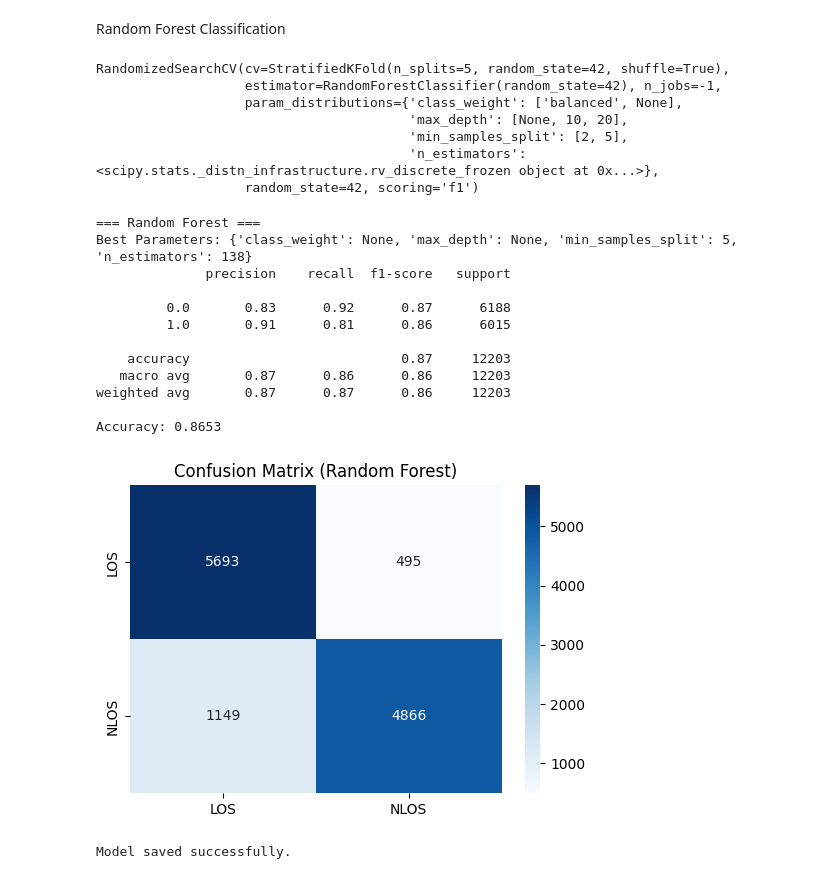
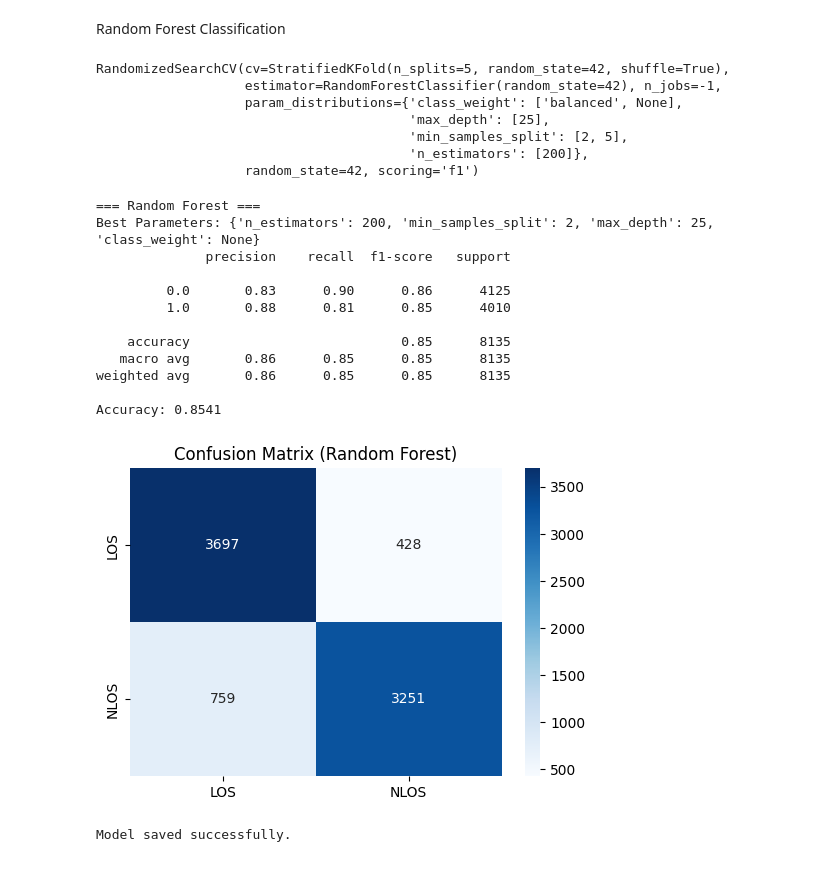
Before and after one commit to larryhokinghonh/LOS-NLOS-DA, a Jupyter notebook: notebooks/modelling.ipynb, the cells around one changed output. Saved outputs shown, nothing was run; the diff lists cells and outputs as text; code cells hidden in the pictures.

```diff
--- a/notebooks/modelling.ipynb
+++ b/notebooks/modelling.ipynb
@@ -17,8 +17,8 @@ from sklearn.metrics import mean_squared_error, r2_score
 from scipy.stats import randint
 from sklearn.model_selection import KFold
 # %%
-X_train_scaled = np.load('../data/processed/X_train_scaled.npy')
-X_test_scaled = np.load('../data/processed/X_test_scaled.npy')
+X_train_top_scaled = np.load('../data/processed/X_train_top_scaled.npy')
+X_test_top_scaled = np.load('../data/processed/X_test_top_scaled.npy')
 y_class_train = np.load('../data/processed/y_class_train.npy')
 y_class_test = np.load('../data/processed/y_class_test.npy')
 y_reg_train = np.load('../data/processed/y_reg_train.npy')
@@ -30,8 +30,8 @@ Random Forest Classification
 # %%
 rf_clf = RandomForestClassifier(random_state=42)
 rf_param_dist = {
-    'n_estimators': [randint(50, 200)],
-    'max_depth': [None, 10, 20],
+    'n_estimators': [200],
+    'max_depth': [25],
     'min_samples_split': [2, 5],
     'class_weight': ['balanced', None]
 }
@@ -47,47 +47,47 @@ rf_random_search = RandomizedSearchCV(
     random_state=42
 )
 
-rf_random_search.fit(X_train_scaled, y_class_train)
+rf_random_search.fit(X_train_top_scaled, y_class_train)
 # %% [output]
 RandomizedSearchCV(cv=StratifiedKFold(n_splits=5, random_state=42, shuffle=True),
                    estimator=RandomForestClassifier(random_state=42), n_jobs=-1,
                    param_distributions={'class_weight': ['balanced', None],
-                                        'max_depth': [None, 10, 20],
+                                        'max_depth': [25],
                                         'min_samples_split': [2, 5],
-                                        'n_estimators': <scipy.stats._distn_infrastructure.rv_discrete_frozen object at 0x...>},
+                                        'n_estimators': [200]},
                    random_state=42, scoring='f1')
 # %%
 # Random Forest Classification Model & Evaluation
 best_rf = rf_random_search.best_estimator_
-y_pred_rf = best_rf.predict(X_test_scaled)
+y_pred_rf = best_rf.predict(X_test_top_scaled)
 
 print("\n=== Random Forest ===")
 print(f"Best Parameters: {rf_random_search.best_params_}")
 print(classification_report(y_class_test, y_pred_rf))
 print(f"Accuracy: {accuracy_score(y_class_test, y_pred_rf):.4f}")
 
 # Confusion Matrix
 plt.figure(figsize=(6, 4))
 sns.heatmap(confusion_matrix(y_class_test, y_pred_rf),
             annot=True, fmt='d', cmap='Blues',
             xticklabels=['LOS', 'NLOS'],
             yticklabels=['LOS', 'NLOS'])
 plt.title('Confusion Matrix (Random Forest)')
 plt.show()
 # %% [output]
 === Random Forest ===
-Best Parameters: {'class_weight': None, 'max_depth': None, 'min_samples_split': 5, 'n_estimators': 138}
+Best Parameters: {'n_estimators': 200, 'min_samples_split': 2, 'max_depth': 25, 'class_weight': None}
               precision    recall  f1-score   support
 
-         0.0       0.83      0.92      0.87      6188
-         1.0       0.91      0.81      0.86      6015
+         0.0       0.83      0.90      0.86      4125
+         1.0       0.88      0.81      0.85      4010
 
-    accuracy                           0.87     12203
-   macro avg       0.87      0.86      0.86     12203
-weighted avg       0.87      0.87      0.86     12203
+    accuracy                           0.85      8135
+   macro avg       0.86      0.85      0.85      8135
+weighted avg       0.86      0.85      0.85      8135
 
-Accuracy: 0.8653
+Accuracy: 0.8541
-[figure, old version]
+[figure, new version]
 # %%
 # save the Random Forest model
 joblib.dump(best_rf, '../models/best_rf_model.joblib')
```
Also changed, not shown: parts of 13 cells of this notebook, 10 other files.
